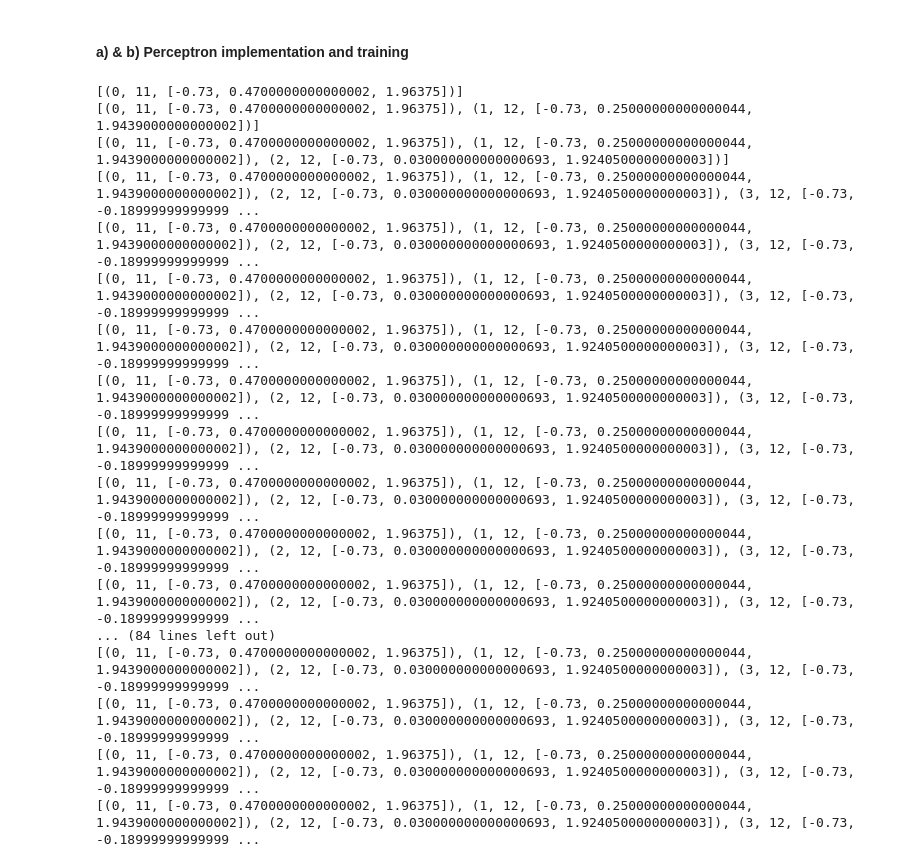
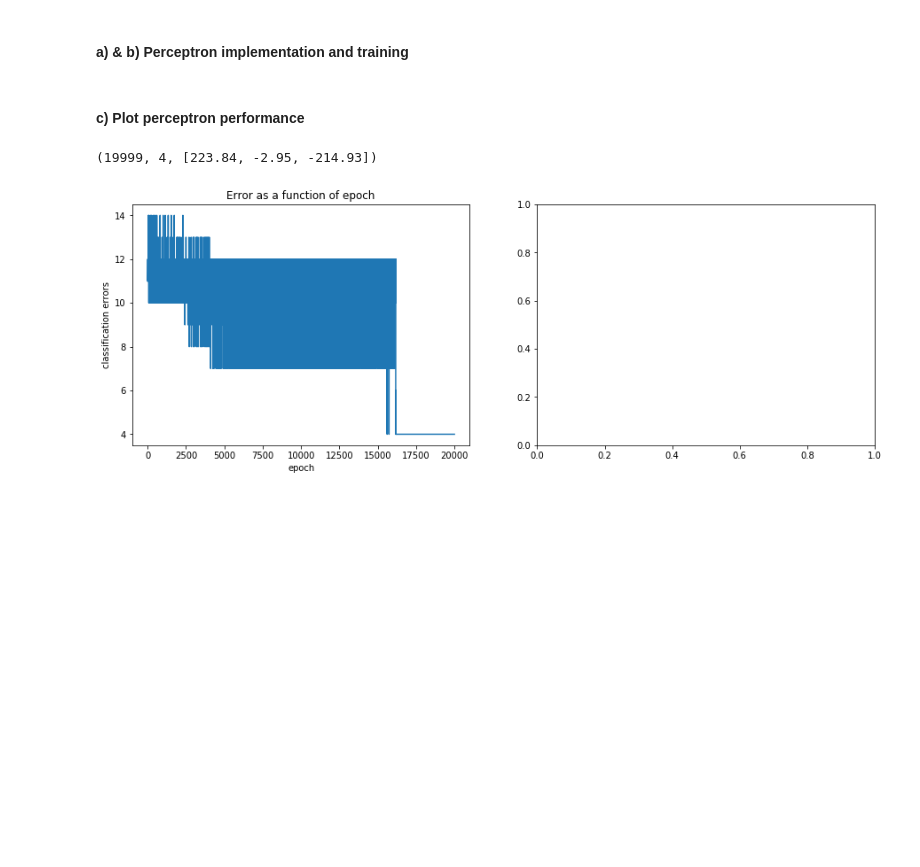
Before and after one commit to ThomasH88/ft_sommelier, a Jupyter notebook: ft_sommelier.ipynb, the cells around one changed output. Cells and saved outputs as stored; diff of their text form; code cells hidden in the pictures; blank space fills up the shorter version.

Commit message:
plotting perceptron performance

```diff
--- a/ft_sommelier.ipynb
+++ b/ft_sommelier.ipynb
@@ -4,8 +4,8 @@
 import pandas as pd
 import matplotlib.pyplot as plt
 # %%
-red_wine_df = pd.read_csv("/nfs/2018/t/tholzheu/42_program/ft_sommelier/resources/winequality-red.csv", sep=';')
-white_wine_df = pd.read_csv("/nfs/2018/t/tholzheu/42_program/ft_sommelier/resources/winequality-white.csv", sep=';')
+red_wine_df = pd.read_csv("/nfs/2018/t/tholzheu/42_program/git_ft_sommelier/resources/winequality-red.csv", sep=';')
+white_wine_df = pd.read_csv("/nfs/2018/t/tholzheu/42_program/git_ft_sommelier/resources/winequality-white.csv", sep=';')
 
 # my computer
 
@@ -85,10 +85,10 @@ def dot_prod(v1, v2):
     return (sum([x * y for x, y in zip(v1, v2)]))
 
 def vec_add(v1, v2):
-    return ([x + y for x, y in zip(v1, v2)])
+    return ([round(x + y, 2) for x, y in zip(v1, v2)])
 
 def vec_sub(v1, v2):
-    return ([x - y for x, y in zip(v1, v2)])
+    return ([round(x - y, 2) for x, y in zip(v1, v2)])
 
 def vec_scale(v, scalar):
     return ([i * scalar for i in v])
@@ -114,8 +114,8 @@ def update_weights(w, x, y, l_rate):
         w = vec_add(w, vec_scale(x, l_rate)) # w = w + lr * x
     return (w, update)
 
-def perceptron_trainer(data, l_rate, epochs):
-    features, labels = select_features_labels(data)
+def perceptron_trainer(wine_data, l_rate, epochs):
+    features, labels = select_features_labels(wine_data)
     train_until_convergence = False
     epoch_count = 0
     info = []
@@ -136,28 +136,37 @@ def perceptron_trainer(data, l_rate, epochs):
                 converged = False
                 errors_at_epoch += 1
         info.append((epoch_count, errors_at_epoch, w))
-        print(info)
         epoch_count += 1
         if (train_until_convergence == True):
             epochs = epoch_count + 1 # we don't want to stop training until convergence
     return (info)
 # %%
-info = perceptron_trainer(red_wine_df, l_rate=1, epochs=100)
+info = perceptron_trainer(red_wine_df, l_rate=0.9, epochs=20000)
-# %% [output]
-[(0, 11, [-0.73, 0.4700000000000002, 1.96375])]
-[(0, 11, [-0.73, 0.4700000000000002, 1.96375]), (1, 12, [-0.73, 0.25000000000000044, 1.9439000000000002])]
-[(0, 11, [-0.73, 0.4700000000000002, 1.96375]), (1, 12, [-0.73, 0.25000000000000044, 1.9439000000000002]), (2, 12, [-0.73, 0.030000000000000693, 1.9240500000000003])]
-[(0, 11, [-0.73, 0.4700000000000002, 1.96375]), (1, 12, [-0.73, 0.25000000000000044, 1.9439000000000002]), (2, 12, [-0.73, 0.030000000000000693, 1.9240500000000003]), (3, 12, [-0.73, -0.18999999999999 ...
-[(0, 11, [-0.73, 0.4700000000000002, 1.96375]), (1, 12, [-0.73, 0.25000000000000044, 1.9439000000000002]), (2, 12, [-0.73, 0.030000000000000693, 1.9240500000000003]), (3, 12, [-0.73, -0.18999999999999 ...
-[(0, 11, [-0.73, 0.4700000000000002, 1.96375]), (1, 12, [-0.73, 0.25000000000000044, 1.9439000000000002]), (2, 12, [-0.73, 0.030000000000000693, 1.9240500000000003]), (3, 12, [-0.73, -0.18999999999999 ...
-[(0, 11, [-0.73, 0.4700000000000002, 1.96375]), (1, 12, [-0.73, 0.25000000000000044, 1.9439000000000002]), (2, 12, [-0.73, 0.030000000000000693, 1.9240500000000003]), (3, 12, [-0.73, -0.18999999999999 ...
-[(0, 11, [-0.73, 0.4700000000000002, 1.96375]), (1, 12, [-0.73, 0.25000000000000044, 1.9439000000000002]), (2, 12, [-0.73, 0.030000000000000693, 1.9240500000000003]), (3, 12, [-0.73, -0.18999999999999 ...
-[(0, 11, [-0.73, 0.4700000000000002, 1.96375]), (1, 12, [-0.73, 0.25000000000000044, 1.9439000000000002]), (2, 12, [-0.73, 0.030000000000000693, 1.9240500000000003]), (3, 12, [-0.73, -0.18999999999999 ...
-[(0, 11, [-0.73, 0.4700000000000002, 1.96375]), (1, 12, [-0.73, 0.25000000000000044, 1.9439000000000002]), (2, 12, [-0.73, 0.030000000000000693, 1.9240500000000003]), (3, 12, [-0.73, -0.18999999999999 ...
-[(0, 11, [-0.73, 0.4700000000000002, 1.96375]), (1, 12, [-0.73, 0.25000000000000044, 1.9439000000000002]), (2, 12, [-0.73, 0.030000000000000693, 1.9240500000000003]), (3, 12, [-0.73, -0.18999999999999 ...
-[(0, 11, [-0.73, 0.4700000000000002, 1.96375]), (1, 12, [-0.73, 0.25000000000000044, 1.9439000000000002]), (2, 12, [-0.73, 0.030000000000000693, 1.9240500000000003]), (3, 12, [-0.73, -0.18999999999999 ...
-... (84 lines left out)
-[(0, 11, [-0.73, 0.4700000000000002, 1.96375]), (1, 12, [-0.73, 0.25000000000000044, 1.9439000000000002]), (2, 12, [-0.73, 0.030000000000000693, 1.9240500000000003]), (3, 12, [-0.73, -0.18999999999999 ...
-[(0, 11, [-0.73, 0.4700000000000002, 1.96375]), (1, 12, [-0.73, 0.25000000000000044, 1.9439000000000002]), (2, 12, [-0.73, 0.030000000000000693, 1.9240500000000003]), (3, 12, [-0.73, -0.18999999999999 ...
-[(0, 11, [-0.73, 0.4700000000000002, 1.96375]), (1, 12, [-0.73, 0.25000000000000044, 1.9439000000000002]), (2, 12, [-0.73, 0.030000000000000693, 1.9240500000000003]), (3, 12, [-0.73, -0.18999999999999 ...
-[(0, 11, [-0.73, 0.4700000000000002, 1.96375]), (1, 12, [-0.73, 0.25000000000000044, 1.9439000000000002]), (2, 12, [-0.73, 0.030000000000000693, 1.9240500000000003]), (3, 12, [-0.73, -0.18999999999999 ...
+# %% [markdown]
+#### c) Plot perceptron performance
+# %%
+info[-1]
+# %% [output]
+(19999, 4, [223.84, -2.95, -214.93])
+# %%
+def plot_perceptron_performance(wine_data, info, good_threshold, bad_threshold, epoch=-1, save_plot=False, name=''):
+    fig, axvec = plt.subplots(1, 2, figsize=(15, 5))
+    if (epoch >= 0):
+        info = info[: epoch + 1]
+    df = pd.DataFrame(info)
+
+    plt.sca(axvec[0])
+    plt.plot(df[0], df[1])
+    plt.xlabel('epoch')
+    plt.ylabel('classification errors')
+    plt.title('Error as a function of epoch')
+
+    plt.sca(axvec[1])
+    w = info[-1][2]
+    x = list(range(100))
+    for a, b in zip()
+    plt.show()
+# %%
+plot_perceptron_performance(red_wine_df, info, 7, 4)
+# %% [output]
+[figure, added]
```
Also changed, not shown: parts of 1 cell of this notebook.
